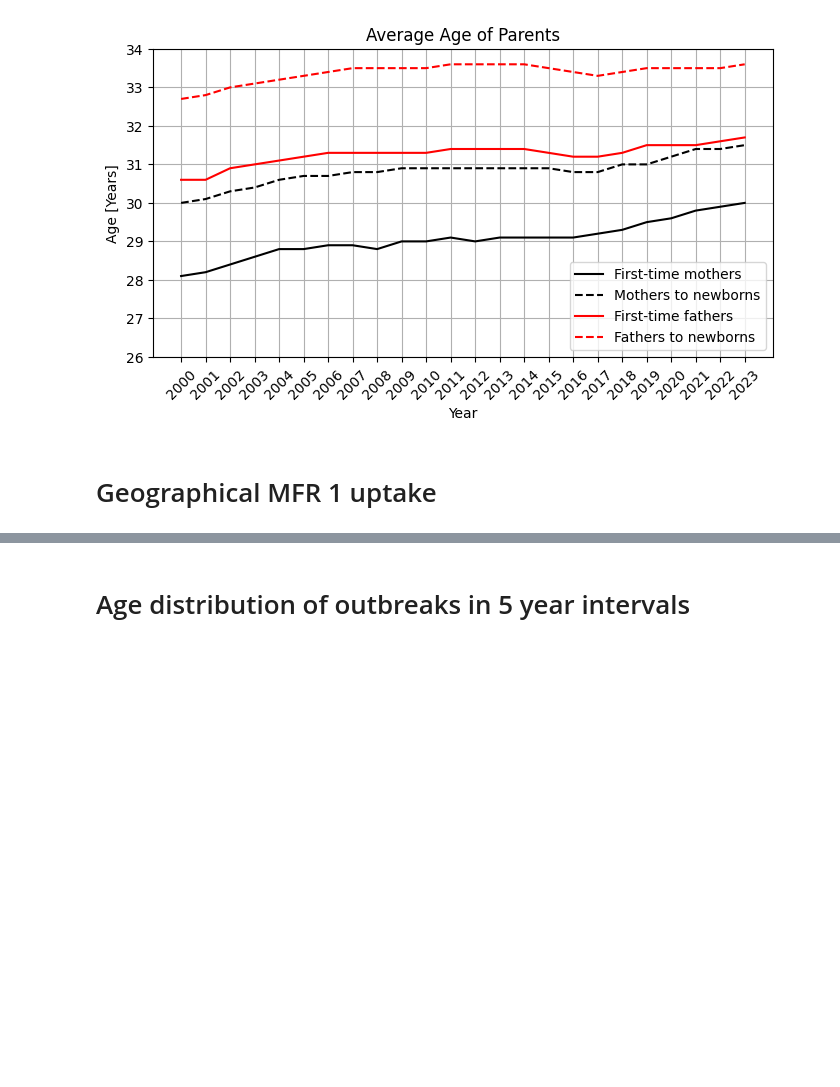
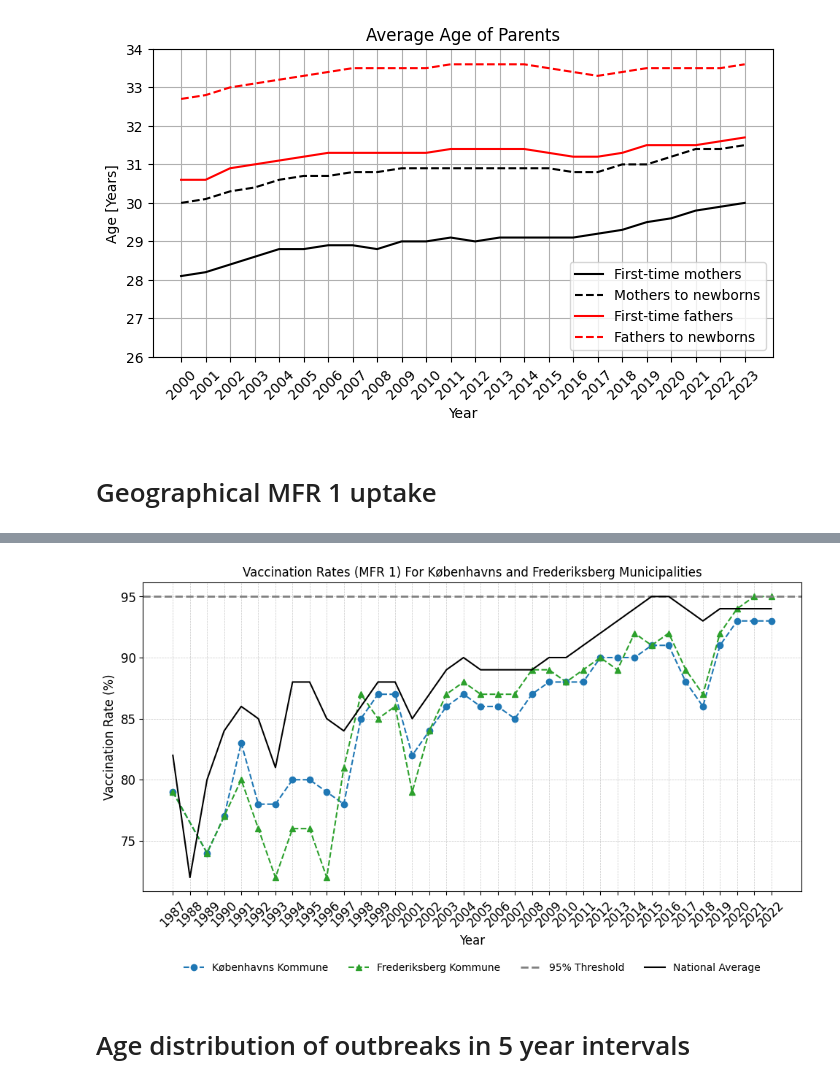
Before and after one commit to AlfredBendtzonHansen/measles-network-DK, a Jupyter notebook: vax_plots.ipynb, the cells around one changed output, grey strips where cells are left out. Drawn from its saved outputs; the diff is of its cells as text; code cells hidden in the pictures; blank space fills up the shorter version.

```diff
--- a/vax_plots.ipynb
+++ b/vax_plots.ipynb
@@ -208,3 +252,62 @@ plt.grid(alpha = .7)
+# %%
+#Municipal data to extend Københavns kommune and Frederiksberg kommune coverage
+#Load the municipal data
+Muni_coverage = pd.read_csv('Data/Municipal_coverage.csv', sep=";")
+
+Muni_coverage[["K�benhavn","Year","Frederiksberg"]]
+
+kbh_cov = np.hstack([geo_new['Koebenhavns Komm.'],np.asarray(Muni_coverage["K�benhavn"])])
+fred_cov = np.hstack([geo_new['Frederiksberg komm.'],np.asarray(Muni_coverage["Frederiksberg"])])
+# %%
+# Create the figure and axis
+fig, ax = plt.subplots(figsize=(10, 6))
+
+years = [1987+i for i in range(len(kbh_cov))]
+years.pop(1)
+
+# Plot data for each region with distinct colors and markers
+ax.plot(years, kbh_cov[:-1], marker='o', linestyle='--', color='#1f77b4', label="Københavns Kommune")
+
+ax.plot(years, fred_cov[:-1], marker='^', linestyle='--', color='#2ca02c', label="Frederiksberg Kommune")
+
+# Plot the horizontal line at y=95%
+ax.axhline(y=95, color='gray', linestyle='--', linewidth=2, label='95% Threshold')
+
+# Plot the national average
+# Ensure the data is aligned correctly; adjust slicing as necessary
+national_average = np.flipud(100 * df_above['VACCINATIONRATE'])
+ax.plot([1987+i for i in range(len(kbh_cov))], national_average, linestyle='-', color='black', label="National Average")
+
+# Set axis labels with larger font sizes
+ax.set_xlabel('Year', fontsize=12)
+ax.set_ylabel('Vaccination Rate (%)', fontsize=12)
+
+# Set the title with a larger font size
+ax.set_title('Vaccination Rates (MFR 1) For København and Frederiksberg Municipalities', fontsize=12)
+
+# Set tick parameters for readability
+ax.tick_params(axis='both', which='major', labelsize=12)
+
+# Adjust x-axis ticks if necessary
+ax.set_xticks([1987+i for i in range(len(kbh_cov))])
+ax.set_xticklabels([1987+i for i in range(len(kbh_cov))], rotation=45)
+
+# Add a legend with adjusted location and font size
+ax.legend(loc='upper center', bbox_to_anchor=(0.5, -0.2), ncol=4, fontsize=10, frameon=False)
+
+# Add grid lines with adjusted transparency
+ax.grid(True, which='both', linestyle='--', linewidth=0.5, alpha=0.7)
+
+# Adjust layout to prevent clipping of tick-labels and legend
+plt.tight_layout()
+
+# Save the figure in high resolution (optional)
+plt.savefig('Plots/kbh_fred_vaccination_rates_by_region.pdf', dpi=400, bbox_inches='tight')
+
+# Display the plot
+plt.show()
+# %% [output]
+[figure, added]
 # %% [markdown]
 # Age distribution of outbreaks in 5 year intervals
 # %%
```
Also changed, not shown: parts of 11 cells of this notebook, 8 other files.
